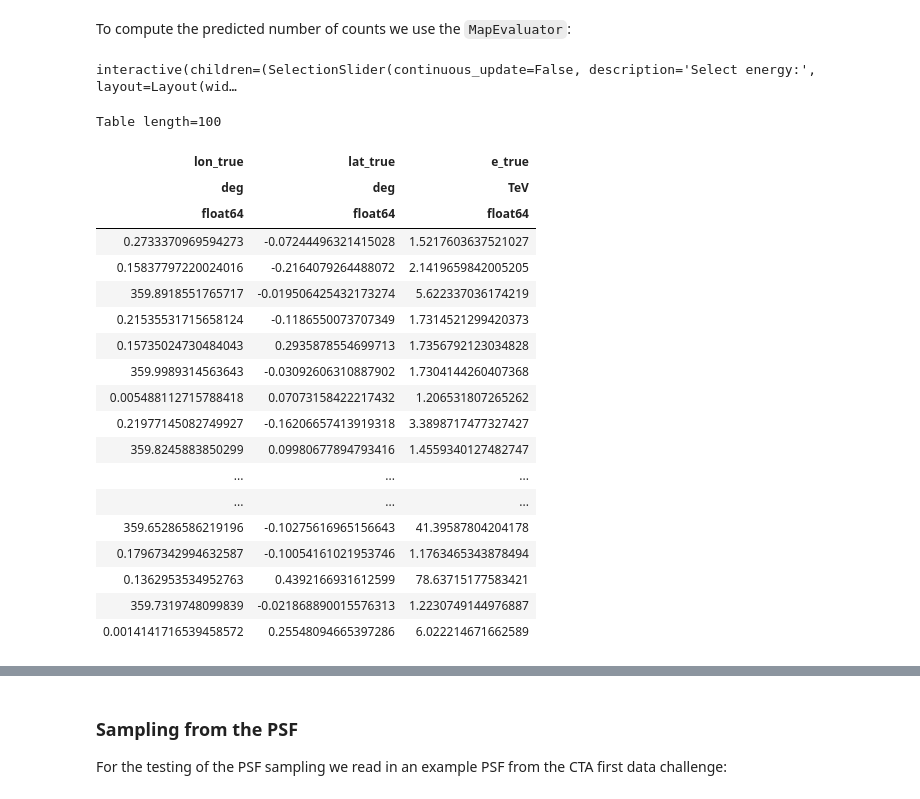
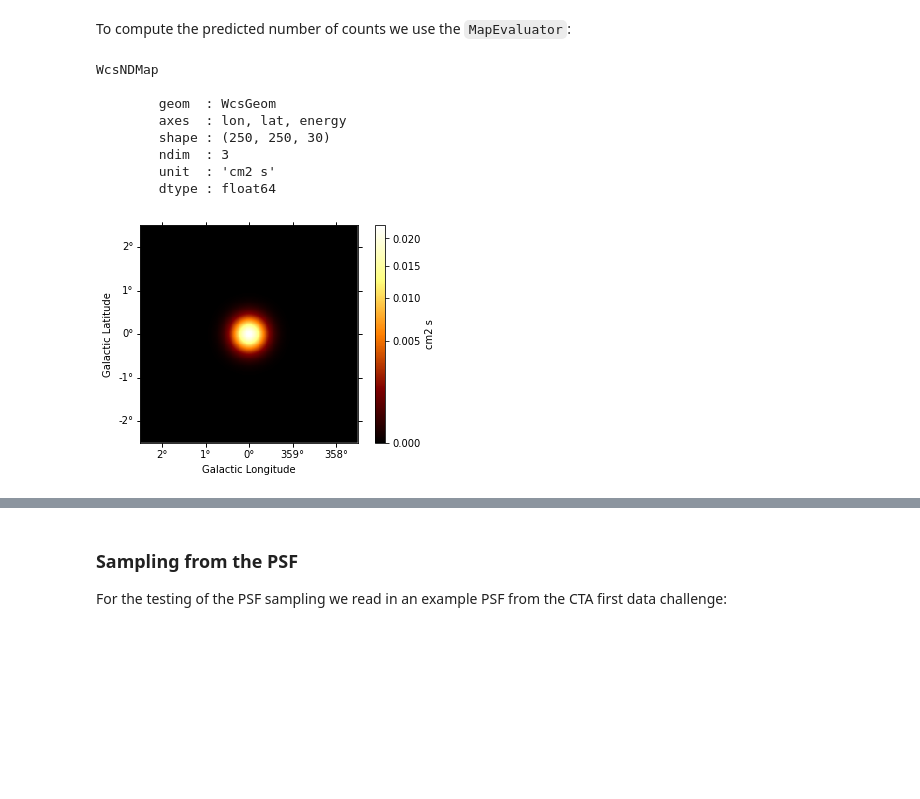
Before and after one commit to fabiopintore/notebooks-public, a Jupyter notebook: gammapy-event-sampling/prototype.ipynb, the cells around one changed output, grey strips where cells are left out. Saved outputs shown, nothing was run; the diff lists cells and outputs as text; code cells hidden in the pictures; blank space fills up the shorter version.

```diff
--- a/gammapy-event-sampling/prototype.ipynb
+++ b/gammapy-event-sampling/prototype.ipynb
@@ -210,5 +230,16 @@ evaluator = MapEvaluator(model=skymodel, exposure=exposure)
 npred = evaluator.compute_npred()
 # %%
-npred.plot_interactive()
+npred
 # %% [output]
-interactive(children=(SelectionSlider(continuous_update=False, description='Select energy:', layout=Layout(wid…
+WcsNDMap
+
+        geom  : WcsGeom
+        axes  : lon, lat, energy
+        shape : (250, 250, 30)
+        ndim  : 3
+        unit  : 'cm2 s'
+        dtype : float64
+# %%
+npred.plot_interactive(add_cbar=True, stretch="sqrt")
+# %% [output]
+[figure, added]
@@ -217,24 +250,0 @@ sampler = MapEventSampler(npred)
-# %%
-events = sampler.sample_npred()
-events
-# %% [output]
-Table length=100
-| lon_true | lat_true | e_true |
-| deg | deg | TeV |
-| float64 | float64 | float64 |
-| 0.2733370969594273 | -0.07244496321415028 | 1.5217603637521027 |
-| 0.15837797220024016 | -0.2164079264488072 | 2.1419659842005205 |
-| 359.8918551765717 | -0.019506425432173274 | 5.622337036174219 |
-| 0.21535531715658124 | -0.1186550073707349 | 1.7314521299420373 |
-| 0.15735024730484043 | 0.2935878554699713 | 1.7356792123034828 |
-| 359.9989314563643 | -0.03092606310887902 | 1.7304144260407368 |
-| 0.005488112715788418 | 0.07073158422217432 | 1.206531807265262 |
-| 0.21977145082749927 | -0.16206657413919318 | 3.3898717477327427 |
-| 359.8245883850299 | 0.09980677894793416 | 1.4559340127482747 |
-| ... | ... | ... |
-| ... | ... | ... |
-| 359.65286586219196 | -0.10275616965156643 | 41.39587804204178 |
-| 0.17967342994632587 | -0.10054161021953746 | 1.1763465343878494 |
-| 0.1362953534952763 | 0.4392166931612599 | 78.63715177583421 |
-| 359.7319748099839 | -0.021868890015576313 | 1.2230749144976887 |
-| 0.0014141716539458572 | 0.25548094665397286 | 6.022214671662589 |
```
Also changed, not shown: parts of 35 cells of this notebook.
